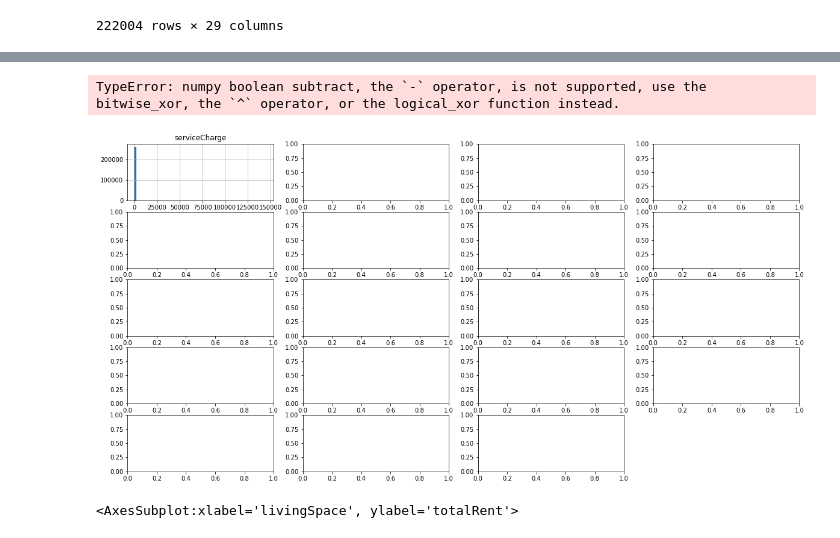
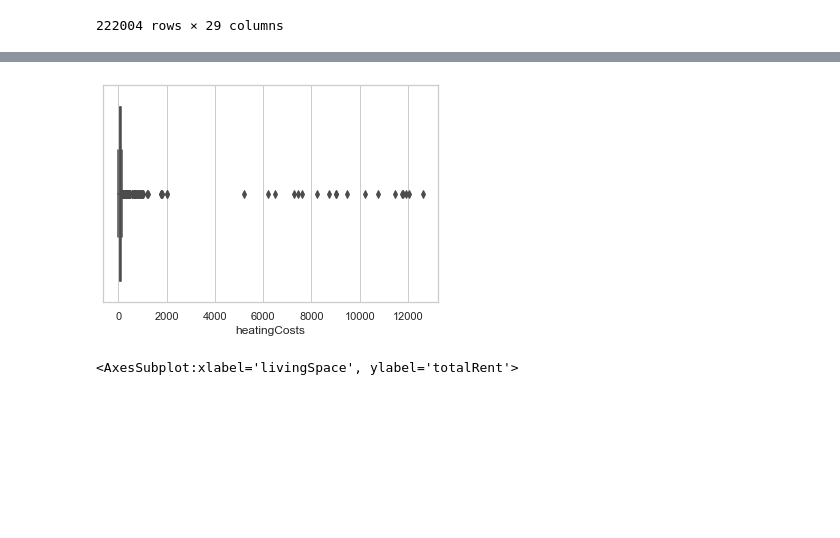
Before and after one commit to eriglesias/housing_prices_DEU, a Jupyter notebook: housing_analysis_de.ipynb, the cells around one changed output, grey strips where cells are left out. Saved outputs shown, nothing was run; the diff lists cells and outputs as text; code cells hidden in the pictures; blank space fills up the shorter version.

```diff
--- a/housing_analysis_de.ipynb
+++ b/housing_analysis_de.ipynb
@@ -233,10 +239,15 @@ housing_subset.describe()
 # %%
+#How to check and remove outliers?
+
 #Let's create a histograme to see the distribution of the data
 #how can I specifify the numerical values and give it a scale?
-housing_subset.hist(bins=60, figsize=(20,10))
+#sns.displot(housing_subset, x="heatingCosts", kind="kde")
+
+
+sns.set_theme(style="whitegrid")
+ax = sns.boxplot(x=housing_subset["heatingCosts"])
 # %% [output]
-TypeError: numpy boolean subtract, the `-` operator, is not supported, use the bitwise_xor, the `^` operator, or the logical_xor function instead.
-[figure, old version]
+[figure, new version]
 # %%
 #Let's check the outliers for this data
 
```
Also changed, not shown: parts of 15 cells of this notebook.
